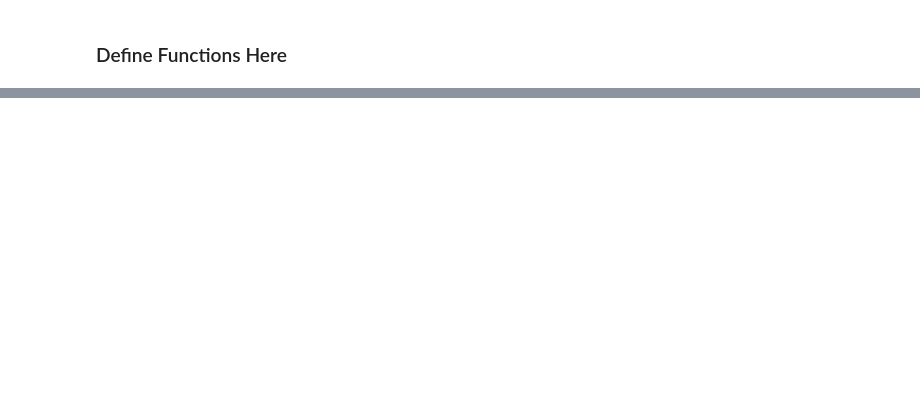
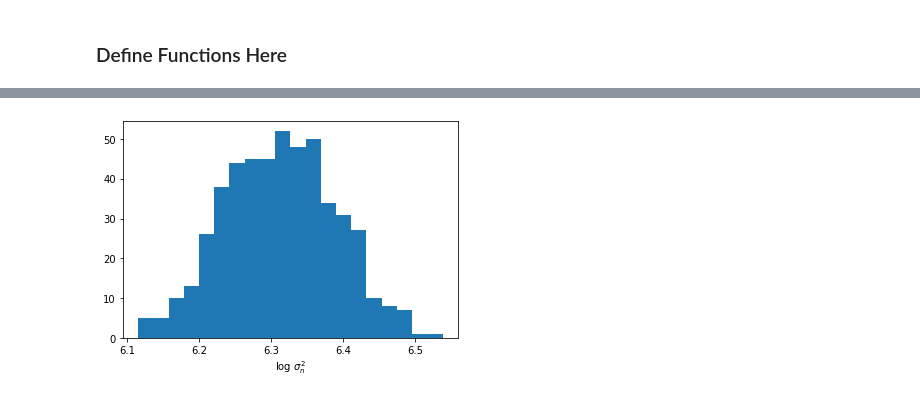
Before and after one commit to jihoonkim888/CM50268-Hamiltonian-Monte-Carlo, a Jupyter notebook: task4.ipynb, the cells around one changed output, grey strips where cells are left out. Cells and saved outputs as stored; diff of their text form; code cells hidden in the pictures; blank space fills up the shorter version.

```diff
--- a/task4.ipynb
+++ b/task4.ipynb
@@ -102,0 +105,5 @@ Calc.         Numeric       Delta         Acc.
+# %%
+plt.hist(np.log(S[:,1]), bins=20)
+plt.xlabel("log $\sigma_n^2$");
+# %% [output]
+[figure, added]
```
Also changed, not shown: parts of 8 cells of this notebook.
